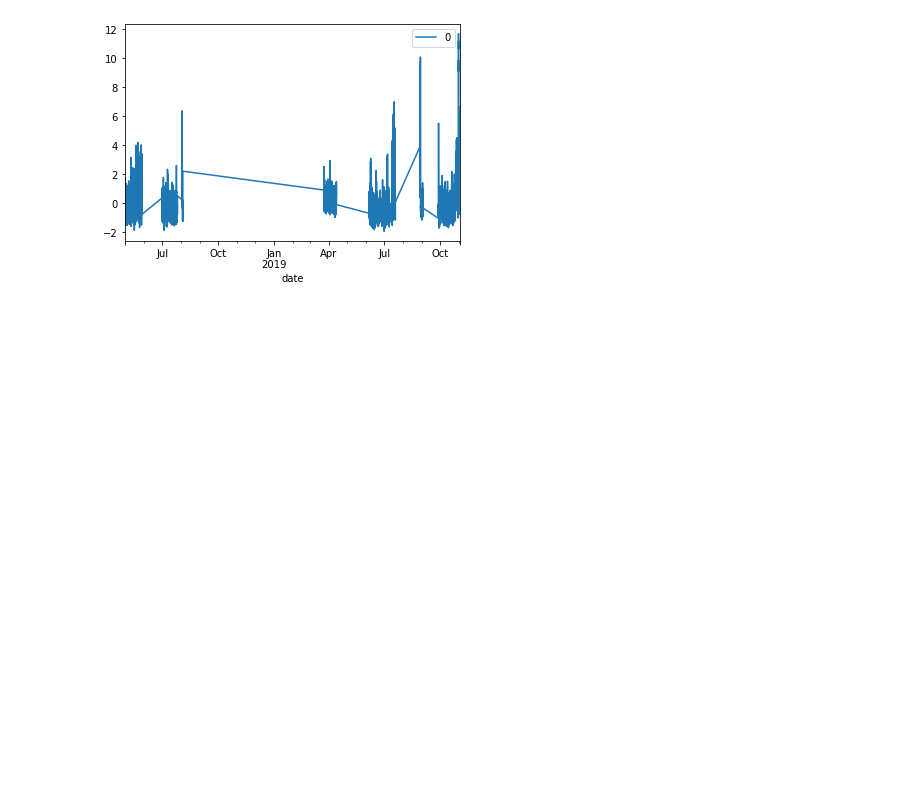
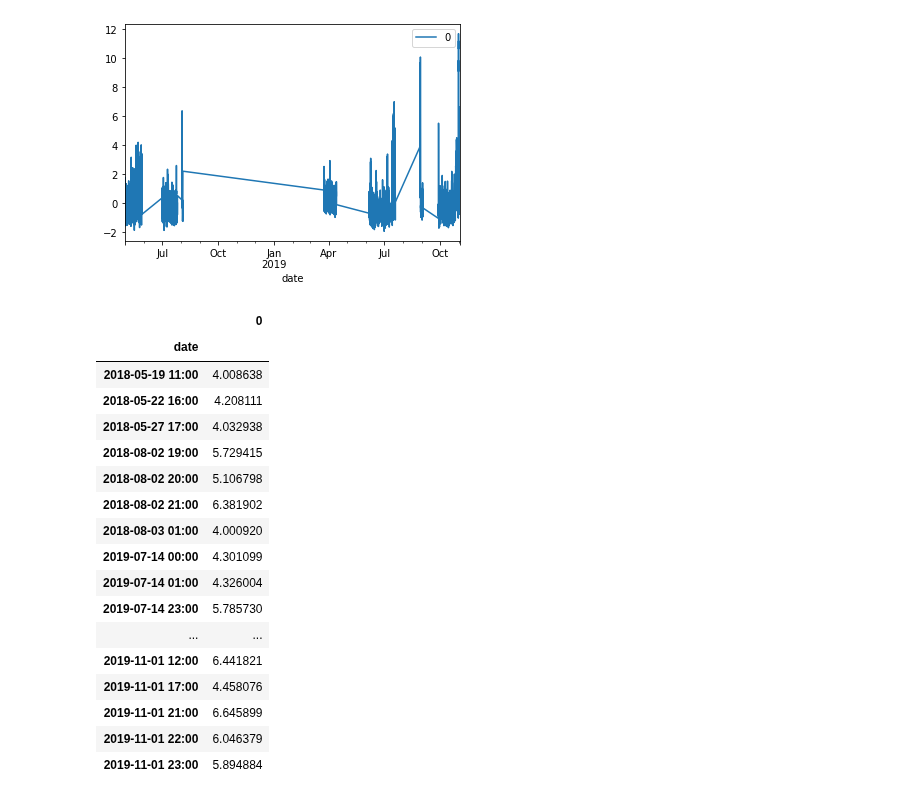
Before and after one commit to AiZhanghan/gearbox-fault-detection, a Jupyter notebook: code/train/niu_jia_ling/7.ipynb, the cells around one changed output. Cells and saved outputs as stored; diff of their text form; code cells hidden in the pictures; blank space fills up the shorter version.

```diff
--- a/code/train/niu_jia_ling/7.ipynb
+++ b/code/train/niu_jia_ling/7.ipynb
@@ -104,3 +104,24 @@ anomaly_scores.plot()
 # %% [output]
 <AxesSubplot:xlabel='date'>
 [figure]
+# %%
+anomaly_scores[anomaly_scores[0] > 4]
+# %% [output]
+|  | 0 |
+| date |  |
+| 2018-05-19 11:00 | 4.008638 |
+| 2018-05-22 16:00 | 4.208111 |
+| 2018-05-27 17:00 | 4.032938 |
+| 2018-08-02 19:00 | 5.729415 |
+| 2018-08-02 20:00 | 5.106798 |
+| 2018-08-02 21:00 | 6.381902 |
+| 2018-08-03 01:00 | 4.000920 |
+| 2019-07-14 00:00 | 4.301099 |
+| 2019-07-14 01:00 | 4.326004 |
+| 2019-07-14 23:00 | 5.785730 |
+| ... | ... |
+| 2019-11-01 12:00 | 6.441821 |
+| 2019-11-01 17:00 | 4.458076 |
+| 2019-11-01 21:00 | 6.645899 |
+| 2019-11-01 22:00 | 6.046379 |
+| 2019-11-01 23:00 | 5.894884 |
```
Also changed, not shown: 11 other files.
